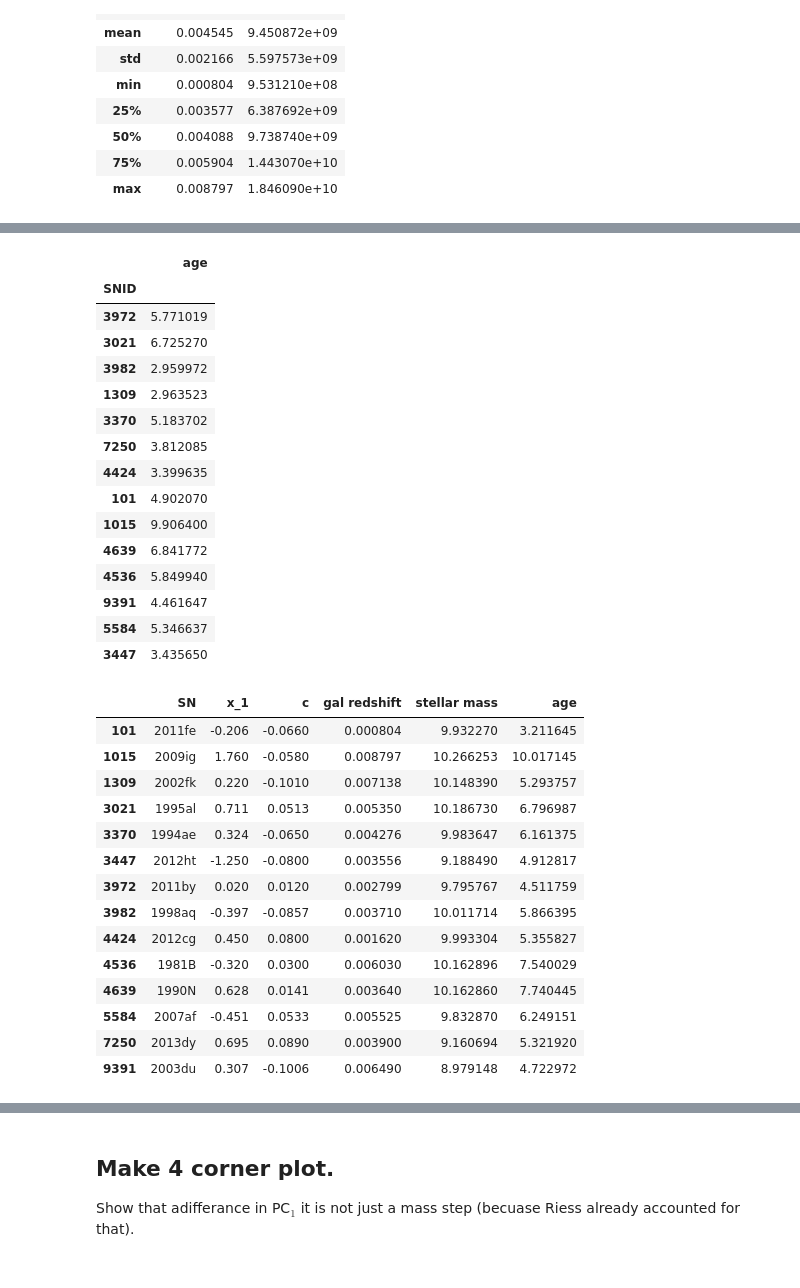
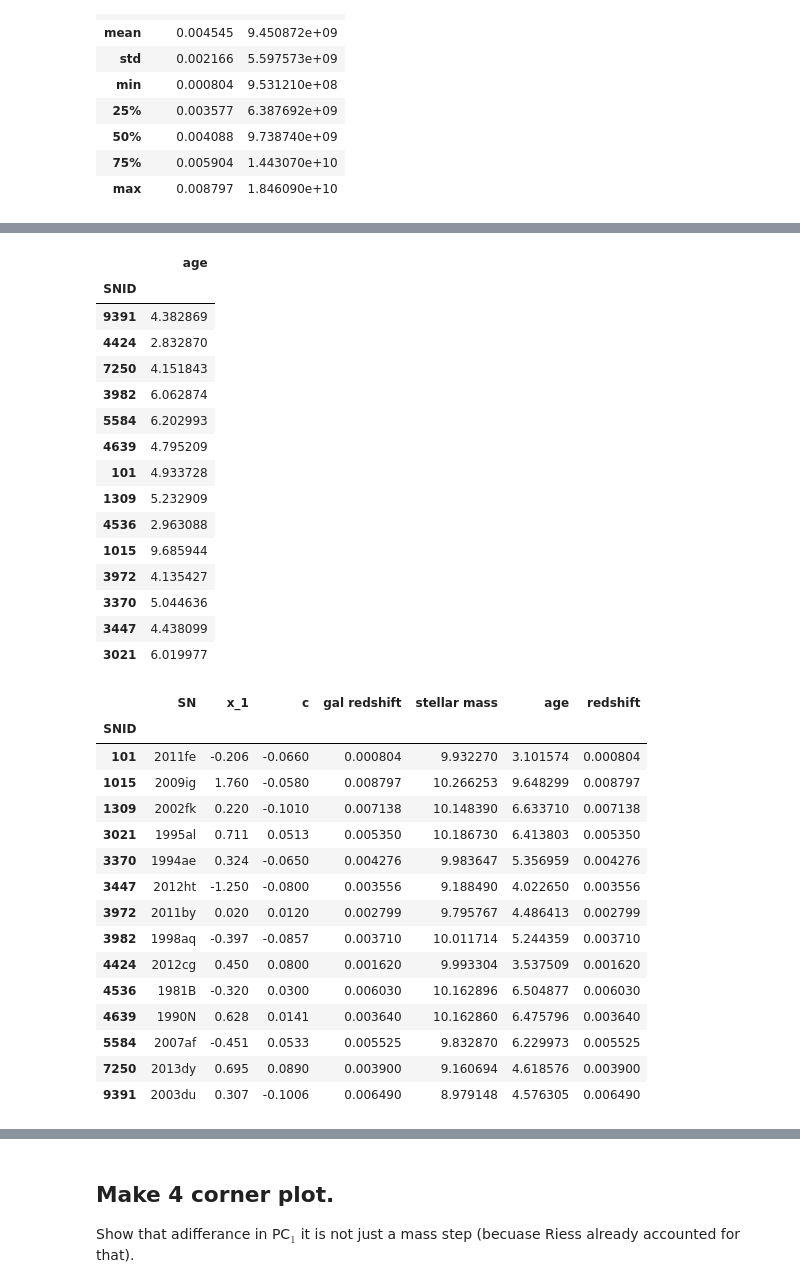
Before and after one commit to benjaminrose/MC-Age, a Jupyter notebook: figures/Discussion-H_0 effect.ipynb, the cells around one changed output, grey strips where cells are left out. Cells and saved outputs as stored; diff of their text form; code cells hidden in the pictures.

```diff
--- a/figures/Discussion-H_0 effect.ipynb
+++ b/figures/Discussion-H_0 effect.ipynb
@@ -147,3 +193,7 @@ galaxy_cal.describe()
 | 50% | 0.004088 | 9.738740e+09 |
 | 75% | 0.005904 | 1.443070e+10 |
 | max | 0.008797 | 1.846090e+10 |
+# %%
+redshift_cal = pd.read_csv('../data/riess_local.tsv', sep='\t',
+                           usecols=['SNID', 'redshift'], index_col='SNID')
+redshift_cal
@@ -150,6 +217,6 @@ galaxy_cal.describe()
 # %%
 #Local ages
-age_cal = pd.read_csv('../resources/ages_riessL.tsv', sep='\t',  skiprows=[1],
+age_cal = pd.read_csv('../resources/ages_riess.tsv', sep='\t',  skiprows=[1],
                    usecols=['# sn id', 'age'], dtype={'age': np.float64, '# sn id': np.int})
 age_cal.rename(columns={'# sn id': 'SNID'}, inplace=True)
 age_cal.set_index('SNID', inplace=True)
@@ -175,6 +242,6 @@ age_cal
 # %%
 #Global ages
-age_global_cal = pd.read_csv('../resources/ages_riess.tsv', sep='\t',  skiprows=[1],
+age_global_cal = pd.read_csv('../resources/ages_riessG.tsv', sep='\t',  skiprows=[1],
                    usecols=['# sn id', 'age'], dtype={'age': np.float64, '# sn id': np.int})
 age_global_cal.rename(columns={'# sn id': 'SNID'}, inplace=True)
 age_global_cal.set_index('SNID', inplace=True)
@@ -183,40 +250,41 @@ age_global_cal
 # %% [output]
 |  | age |
 | SNID |  |
-| 3972 | 5.771019 |
-| 3021 | 6.725270 |
-| 3982 | 2.959972 |
-| 1309 | 2.963523 |
-| 3370 | 5.183702 |
-| 7250 | 3.812085 |
-| 4424 | 3.399635 |
-| 101 | 4.902070 |
-| 1015 | 9.906400 |
-| 4639 | 6.841772 |
-| 4536 | 5.849940 |
-| 9391 | 4.461647 |
-| 5584 | 5.346637 |
-| 3447 | 3.435650 |
+| 9391 | 4.382869 |
+| 4424 | 2.832870 |
+| 7250 | 4.151843 |
+| 3982 | 6.062874 |
+| 5584 | 6.202993 |
+| 4639 | 4.795209 |
+| 101 | 4.933728 |
+| 1309 | 5.232909 |
+| 4536 | 2.963088 |
+| 1015 | 9.685944 |
+| 3972 | 4.135427 |
+| 3370 | 5.044636 |
+| 3447 | 4.438099 |
+| 3021 | 6.019977 |
 # %%
-calibration = pd.concat([salt_cal, galaxy_cal, age_cal], axis=1)
+calibration = pd.concat([salt_cal, galaxy_cal, age_cal, redshift_cal], axis=1)
 calibration.dropna(inplace=True)
 calibration['stellar mass'] = np.log10(calibration['stellar mass'])
 # calibration.describe()
 calibration
 # %% [output]
-|  | SN | x_1 | c | gal redshift | stellar mass | age |
-| 101 | 2011fe | -0.206 | -0.0660 | 0.000804 | 9.932270 | 3.211645 |
-| 1015 | 2009ig | 1.760 | -0.0580 | 0.008797 | 10.266253 | 10.017145 |
-| 1309 | 2002fk | 0.220 | -0.1010 | 0.007138 | 10.148390 | 5.293757 |
-| 3021 | 1995al | 0.711 | 0.0513 | 0.005350 | 10.186730 | 6.796987 |
-| 3370 | 1994ae | 0.324 | -0.0650 | 0.004276 | 9.983647 | 6.161375 |
-| 3447 | 2012ht | -1.250 | -0.0800 | 0.003556 | 9.188490 | 4.912817 |
-| 3972 | 2011by | 0.020 | 0.0120 | 0.002799 | 9.795767 | 4.511759 |
-| 3982 | 1998aq | -0.397 | -0.0857 | 0.003710 | 10.011714 | 5.866395 |
-| 4424 | 2012cg | 0.450 | 0.0800 | 0.001620 | 9.993304 | 5.355827 |
-| 4536 | 1981B | -0.320 | 0.0300 | 0.006030 | 10.162896 | 7.540029 |
-| 4639 | 1990N | 0.628 | 0.0141 | 0.003640 | 10.162860 | 7.740445 |
-| 5584 | 2007af | -0.451 | 0.0533 | 0.005525 | 9.832870 | 6.249151 |
-| 7250 | 2013dy | 0.695 | 0.0890 | 0.003900 | 9.160694 | 5.321920 |
-| 9391 | 2003du | 0.307 | -0.1006 | 0.006490 | 8.979148 | 4.722972 |
+|  | SN | x_1 | c | gal redshift | stellar mass | age | redshift |
+| SNID |  |  |  |  |  |  |  |
+| 101 | 2011fe | -0.206 | -0.0660 | 0.000804 | 9.932270 | 3.101574 | 0.000804 |
+| 1015 | 2009ig | 1.760 | -0.0580 | 0.008797 | 10.266253 | 9.648299 | 0.008797 |
+| 1309 | 2002fk | 0.220 | -0.1010 | 0.007138 | 10.148390 | 6.633710 | 0.007138 |
+| 3021 | 1995al | 0.711 | 0.0513 | 0.005350 | 10.186730 | 6.413803 | 0.005350 |
+| 3370 | 1994ae | 0.324 | -0.0650 | 0.004276 | 9.983647 | 5.356959 | 0.004276 |
+| 3447 | 2012ht | -1.250 | -0.0800 | 0.003556 | 9.188490 | 4.022650 | 0.003556 |
+| 3972 | 2011by | 0.020 | 0.0120 | 0.002799 | 9.795767 | 4.486413 | 0.002799 |
+| 3982 | 1998aq | -0.397 | -0.0857 | 0.003710 | 10.011714 | 5.244359 | 0.003710 |
+| 4424 | 2012cg | 0.450 | 0.0800 | 0.001620 | 9.993304 | 3.537509 | 0.001620 |
+| 4536 | 1981B | -0.320 | 0.0300 | 0.006030 | 10.162896 | 6.504877 | 0.006030 |
+| 4639 | 1990N | 0.628 | 0.0141 | 0.003640 | 10.162860 | 6.475796 | 0.003640 |
+| 5584 | 2007af | -0.451 | 0.0533 | 0.005525 | 9.832870 | 6.229973 | 0.005525 |
+| 7250 | 2013dy | 0.695 | 0.0890 | 0.003900 | 9.160694 | 4.618576 | 0.003900 |
+| 9391 | 2003du | 0.307 | -0.1006 | 0.006490 | 8.979148 | 4.576305 | 0.006490 |
 # %%
```
Also changed, not shown: parts of 67 cells of this notebook, 6 other files.
